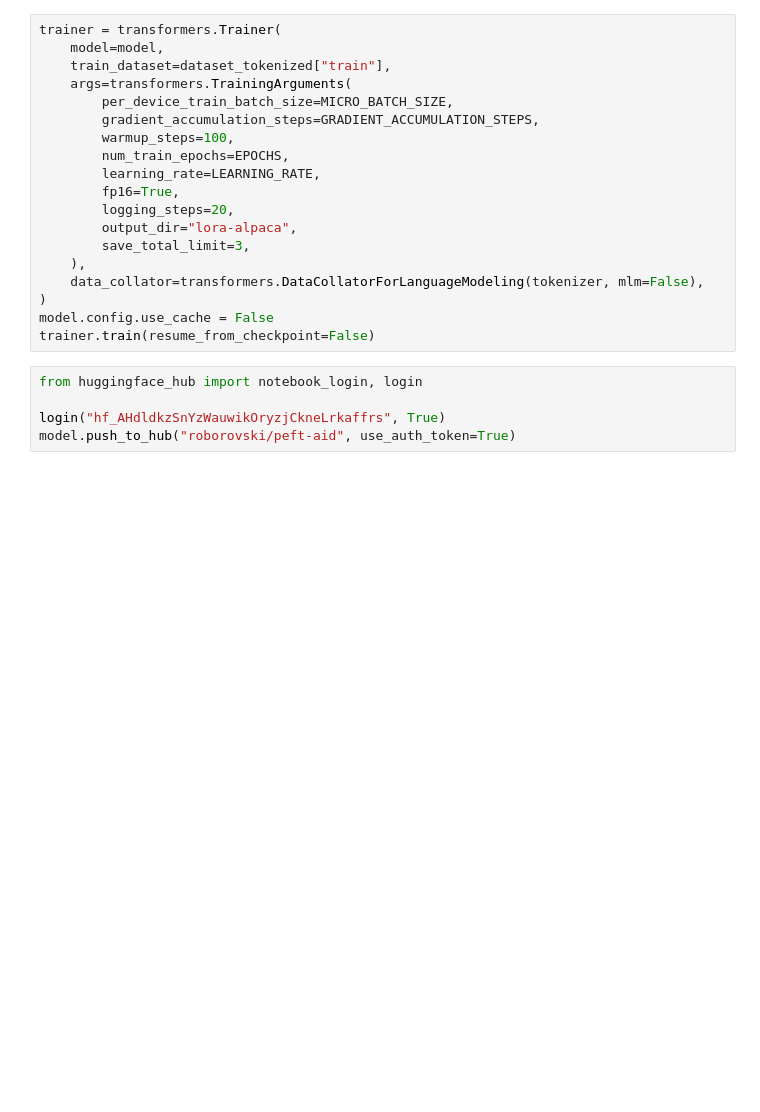
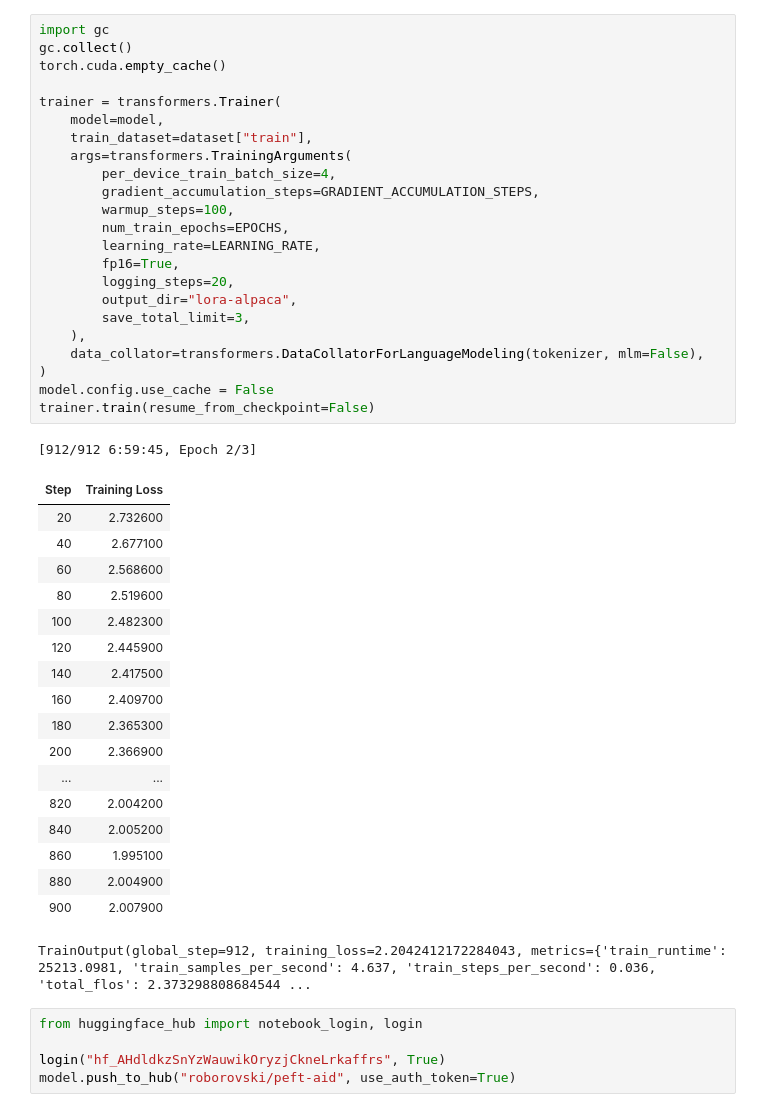
Before and after one commit to brianfitzgerald/lambda-notebooks, a Jupyter notebook: llama_finetune_crd3.ipynb, the cells around one changed output. Drawn from its saved outputs; the diff is of its cells as text; blank space fills up the shorter version.

```diff
--- a/llama_finetune_crd3.ipynb
+++ b/llama_finetune_crd3.ipynb
@@ -70,22 +133,46 @@ dataset_tokenized = dataset.map(lambda samples: tokenizer(samples['turns']), bat
 # %%
+import gc
+gc.collect()
+torch.cuda.empty_cache()
+
 trainer = transformers.Trainer(
     model=model,
-    train_dataset=dataset_tokenized["train"],
+    train_dataset=dataset["train"],
     args=transformers.TrainingArguments(
-        per_device_train_batch_size=MICRO_BATCH_SIZE,
+        per_device_train_batch_size=4,
         gradient_accumulation_steps=GRADIENT_ACCUMULATION_STEPS,
         warmup_steps=100,
         num_train_epochs=EPOCHS,
         learning_rate=LEARNING_RATE,
         fp16=True,
         logging_steps=20,
         output_dir="lora-alpaca",
         save_total_limit=3,
     ),
     data_collator=transformers.DataCollatorForLanguageModeling(tokenizer, mlm=False),
 )
 model.config.use_cache = False
 trainer.train(resume_from_checkpoint=False)
+# %% [output]
+[912/912 6:59:45, Epoch 2/3]
+| Step | Training Loss |
+| 20 | 2.732600 |
+| 40 | 2.677100 |
+| 60 | 2.568600 |
+| 80 | 2.519600 |
+| 100 | 2.482300 |
+| 120 | 2.445900 |
+| 140 | 2.417500 |
+| 160 | 2.409700 |
+| 180 | 2.365300 |
+| 200 | 2.366900 |
+| ... | ... |
+| 820 | 2.004200 |
+| 840 | 2.005200 |
+| 860 | 1.995100 |
+| 880 | 2.004900 |
+| 900 | 2.007900 |
+TrainOutput(global_step=912, training_loss=2.2042412172284043, metrics={'train_runtime': 25213.0981, 'train_samples_per_second': 4.637, 'train_steps_per_second': 0.036, 'total_flos': 2.373298808684544 ...
 # %%
 from huggingface_hub import notebook_login, login
 
```
Also changed, not shown: parts of 4 cells of this notebook.
